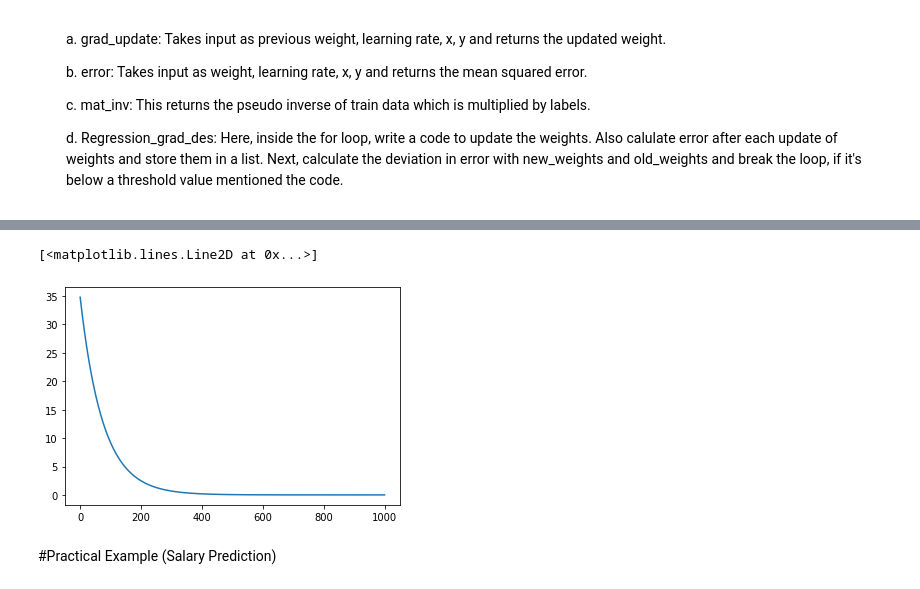
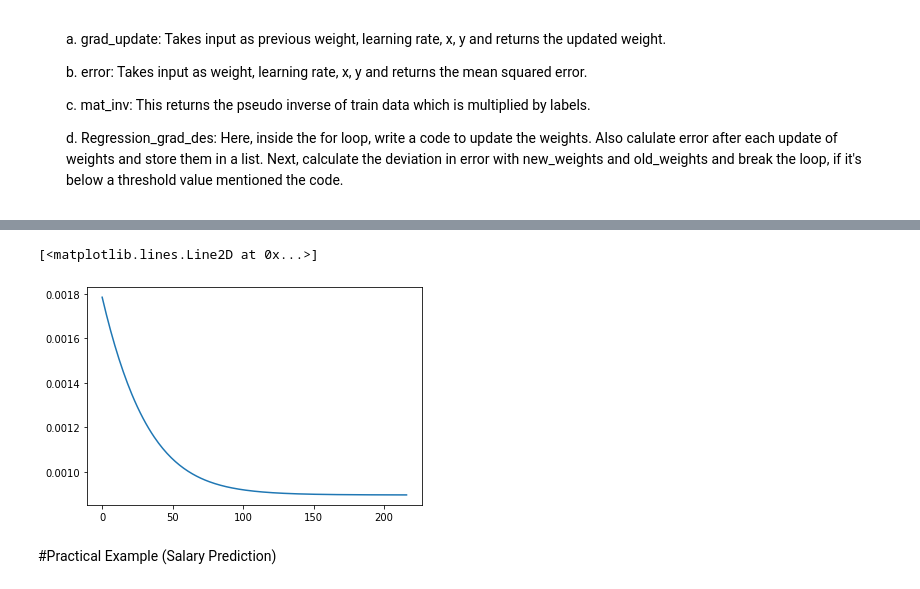
Before and after one commit to azrael05/PRML-Lab, a Jupyter notebook: Lab 05/Lab_5_Regression.ipynb, the cells around one changed output, grey strips where cells are left out. Drawn from its saved outputs; the diff is of its cells as text; code cells hidden in the pictures.

```diff
--- a/Lab 05/Lab_5_Regression.ipynb
+++ b/Lab 05/Lab_5_Regression.ipynb
@@ -21,6 +21,9 @@ import matplotlib.pyplot as plt
 # %%
 def line(w0,w1,x_points):
     return w0+w1*x_points
+
+def plane(w0,w1,w2,x1_points,x2_points):
+    return w0+w1*x1_points+w2*x2_points
 
 def error_calc(y_pred,y_actual):
     squared_sum_error=np.sum((y_pred-y_actual)**2)
@@ -225,8 +236,11 @@ no_of_points=y_points.shape[0]
 
 #code
 noise=np.random.uniform(low=start_number,high=end_number,size=no_of_points)
-y_cor=y_pred+0.1*noise
+y_cor=y_points+0.1*noise
 
 plt.plot(x_points,y_cor)
 plt.plot(x_points,y_points,color="black")
+
+#deleting variables
+del(noise,y_points,start_number,end_number,no_of_points)
 # %% [output]
@@ -372,0 +379,11 @@ Text(0, 0.5, 'w1')
+# %%
+#parameters
+start_number=-10
+end_number=10
+no_of_points=1000
+error_vector=[]
+
+#code
+search_space_w1=np.linspace(start=start_number,stop=end_number,num=no_of_points)
+search_space_w2=np.linspace(start=start_number,stop=end_number,num=no_of_points)
+W1,W2=np.meshgrid(search_space_w1,search_space_w2)
@@ -425,32 +501,38 @@ $$W_{new}=W_{old}+\frac{2\lambda}{N}X(Y-X^{T}W_{old})$$
 # %%
 class regression:
   # Constructor
-  def __init__(self, name='reg'):
-    self.name = name  # Create an instance variable
+    def __init__(self, name='reg'):
+        self.name = name  # Create an instance variable
 
-  def grad_update(self,w_old,lr,y,x):
-    #write code here
-    return w
+    def grad_update(self,w_old,lr,y,x):
+        w=w_old+(2*lr/y.shape[0])*np.matmul(x,(y-np.matmul(x.T,w_old)))
+        return w
 
-  def error(self,w,y,x):
-    return # write code here
+    def error(self,w,y,x):
+        mat=(y-np.matmul(x.T,w))**2
+        sum_of_mat=np.sum(mat)
+        err=sum_of_mat**0.5/mat.shape[0]
+        return err# write code here
 
-  def mat_inv(self,y,x_aug):
-    return # write code here
+    def mat_inv(self,y,x_aug):
+        return np.matmul(np.matmul(np.linalg.pinv(np.matmul(x_aug,x_aug.T)),x_aug),y)# write code here
 
-  # By Gradien descent
+    # By Gradien descent
 
-  def Regression_grad_des(self,x,y,lr):
-
-    for i in range(1000):
-      # write code here
-
-      dev=np.abs(# write code here)
-          # print(i)
-      if dev<=0.000001:
-        break
-
-    return w_pred,err
+    def Regression_grad_des(self,x,y,lr):
+        w_old=np.zeros((x.shape[0],1))
+        err=[]
+        # w_old=np.random.random_integers(size=(x.shape[0],1),low=-10,high=10)
+        for i in range(10000):
+            w=self.grad_update(w_old=w_old,lr=lr,y=y,x=x)
+            err.append(self.error(w,y,x))
+            dev=np.abs(self.error(w,y,x)-self.error(w_old,y,x))
+            if dev<=10**-8:
+                w_old=w
+                break
+            w_old=w
+        # err=self.error(w_pred,y,x)
+        return w_old,err
 
 
 #############################################################################
@@ -459,17 +541,17 @@ class regression:
 sim_dim=5
 sim_no_data=1000
 x=np.random.uniform(-1,1,(sim_dim,sim_no_data))
-print(x.shape)
+print("Shape of x",x.shape)
 
-w = ## Write your code here (Initialise the weight matrix) (W=[w0,w1,.....,wM]')
-print(w.shape)
+w = np.zeros((x.shape[0]+1,1))
+print("Shape of w",w.shape)
 
 ## Augment the Input
-x_aug = ## Write your code here (Augment the data so as to include x0 also which is a vector of ones)
-print(x_aug.shape)
+x_aug = np.r_[np.ones((1,x.shape[1])),x]## Write your code here (Augment the data so as to include x0 also which is a vector of ones)
+print("Shape of x_aug",x_aug.shape)
 
 y=x_aug.T @ w  # vector multiplication
-print(y.shape)
+print("SHAPE OF Y",y.shape)
 
 ## Corrupt the input by adding noise
 noise=np.random.uniform(0,1,y.shape)
@@ -482,12 +564,12 @@ y=y+0.1*noise
 # By Computation (Normal Equation)
 reg = regression()
 w_opt=reg.mat_inv(y,x_aug)
-print(w_opt)
+print("w_opt",w_opt)
 
 # By Gradien descent
 lr=0.01
 w_pred,err=reg.Regression_grad_des(x_aug,y,lr)
-print(w_pred)
-
+# print(w_pred)
+print("W_grad descent",w_pred)
 plt.plot(err)
 # %% [output]
@@ -510,5 +592,5 @@ Optimal weights obatained by Gradient descent :  [[1.04871051]
 [<matplotlib.lines.Line2D at 0x...>]
-[figure, old version]
+[figure, new version]
 # %% [markdown]
 #Practical Example (Salary Prediction)
 # %% [markdown]
```
Also changed, not shown: parts of 20 cells of this notebook.
